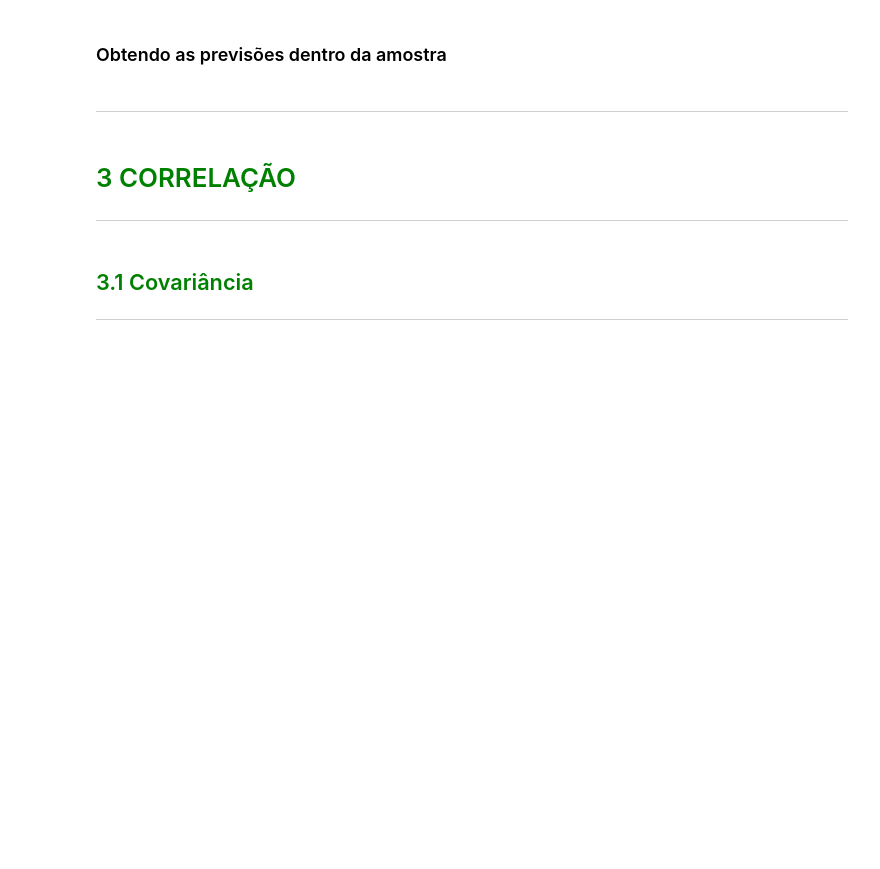
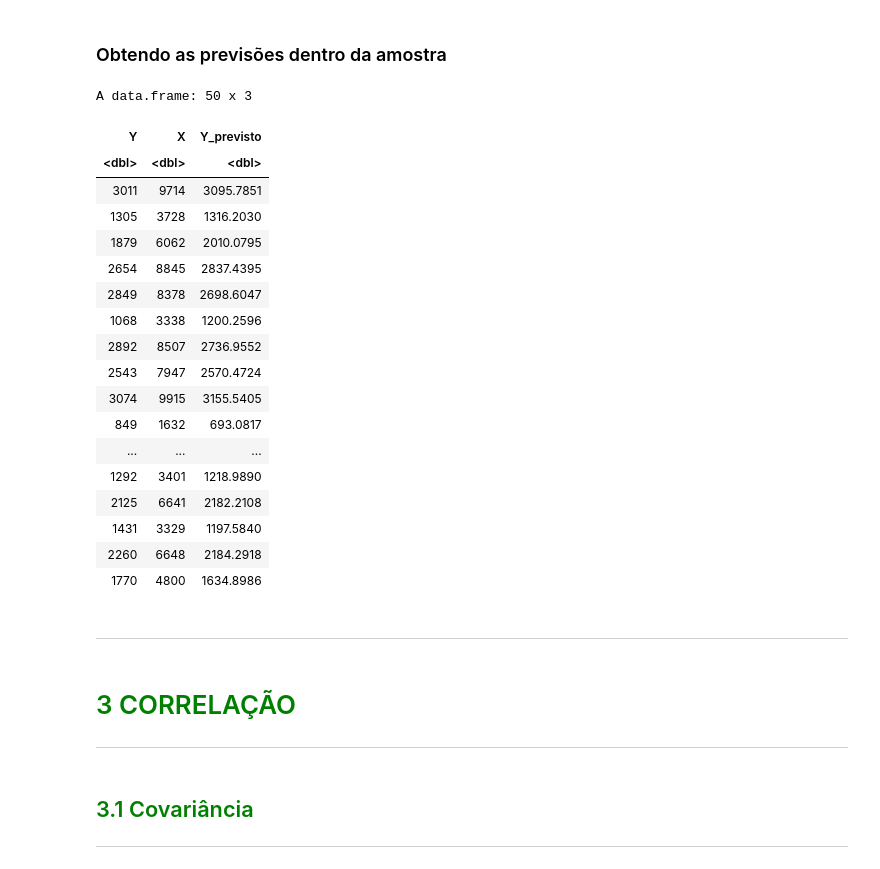
Before and after one commit to LjotaBR/Alura_Curso4, a Jupyter notebook: Curso_de_Estatística_Parte_4.ipynb, the cells around one changed output. Cells and saved outputs as stored; diff of their text form; code cells hidden in the pictures; blank space fills up the shorter version.

```diff
--- a/Curso_de_Estatística_Parte_4.ipynb
+++ b/Curso_de_Estatística_Parte_4.ipynb
@@ -192,2 +286,5 @@ ggplot(data = *, aes(x = *, y = *)) +
 # %% [markdown]
 ### Estimando o modelo
+# %%
+resultado_regressao <- lm(formula = Y ~ X, data = dataset)
+resultado_regressao
@@ -194,3 +298,2 @@ ggplot(data = *, aes(x = *, y = *)) +
 # %%
-resultado_regressao <-
-resultado_regressao
+summary(resultado_regressao)
@@ -197,8 +318,28 @@ resultado_regressao
 # %% [markdown]
 ### Obtendo as previsões dentro da amostra
 # %%
-dataset['Y_previsto'] <-
+dataset['Y_previsto'] <- resultado_regressao$fitted.values
 dataset
+# %% [output]
+A data.frame: 50 x 3
+| Y | X | Y_previsto |
+| <dbl> | <dbl> | <dbl> |
+| 3011 | 9714 | 3095.7851 |
+| 1305 | 3728 | 1316.2030 |
+| 1879 | 6062 | 2010.0795 |
+| 2654 | 8845 | 2837.4395 |
+| 2849 | 8378 | 2698.6047 |
+| 1068 | 3338 | 1200.2596 |
+| 2892 | 8507 | 2736.9552 |
+| 2543 | 7947 | 2570.4724 |
+| 3074 | 9915 | 3155.5405 |
+| 849 | 1632 | 693.0817 |
+| ... | ... | ... |
+| 1292 | 3401 | 1218.9890 |
+| 2125 | 6641 | 2182.2108 |
+| 1431 | 3329 | 1197.5840 |
+| 2260 | 6648 | 2184.2918 |
+| 1770 | 4800 | 1634.8986 |
 # %% [markdown]
 ---
 # %% [markdown]
```
Also changed, not shown: parts of 39 cells of this notebook.
